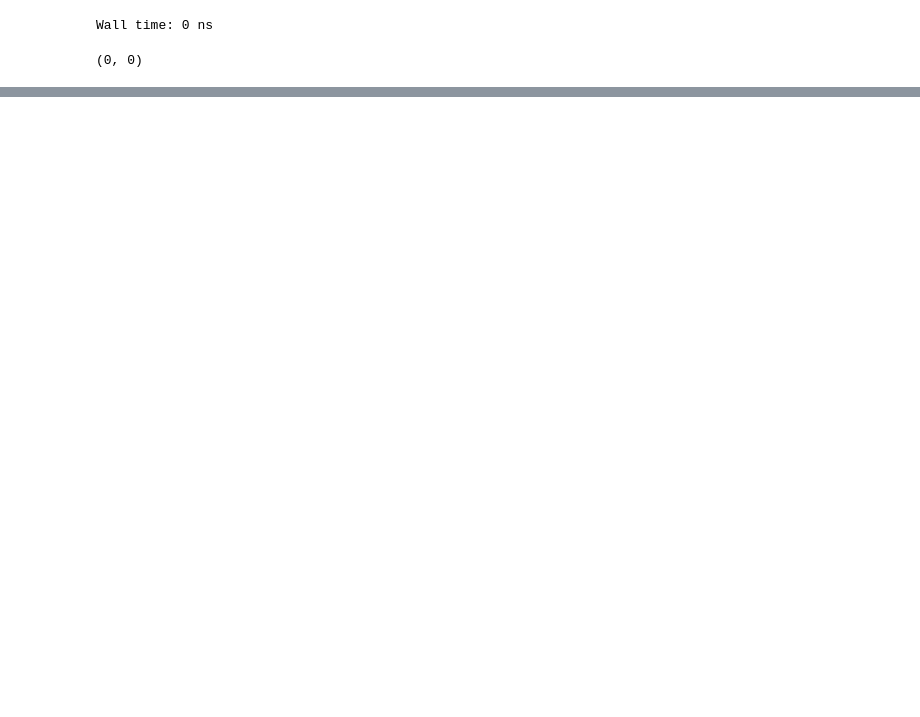
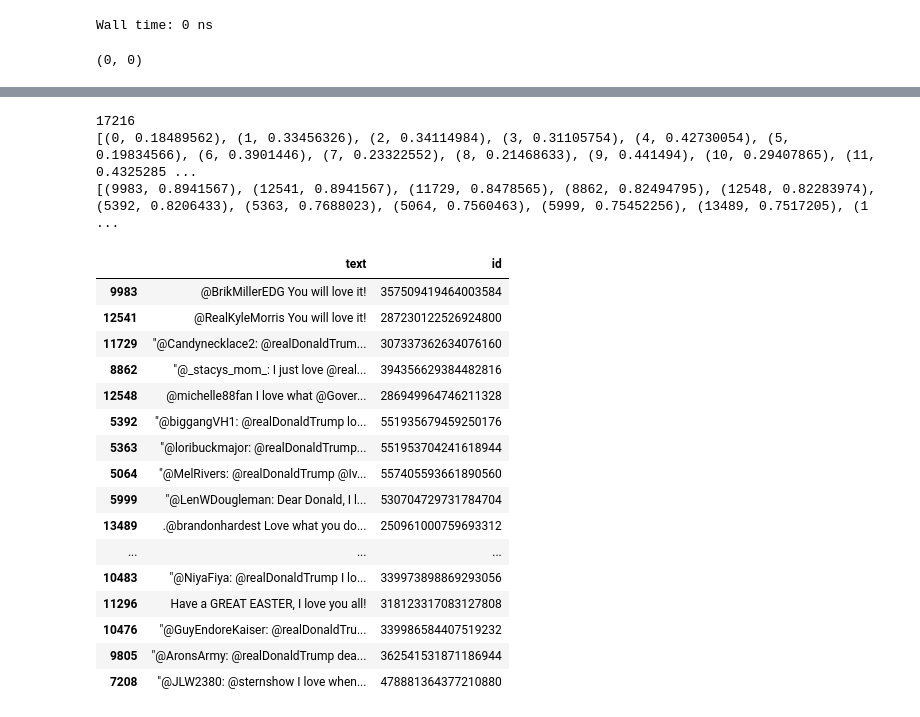
Before and after one commit to tilakman/Data_eng_prjt2, a Jupyter notebook: prj_engineer_v1.ipynb, the cells around one changed output, grey strips where cells are left out. Saved outputs shown, nothing was run; the diff lists cells and outputs as text; code cells hidden in the pictures; blank space fills up the shorter version.

```diff
--- a/prj_engineer_v1.ipynb
+++ b/prj_engineer_v1.ipynb
@@ -147,25 +237,49 @@ def vectors(x):
+# %%
+
+pd.set_option('display.max_colwidth', -1)
+df = pd.read_csv(r"C:\Users\karthik\Downloads\tweets_1.csv")
+# %%
+def essentiel(df,text):
+    df = df.append({'Unnamed: 0': 17216,'date':"dateeclate",'id':1,'link':"/realDonaldTrump/status/1784884848", 'retweet':"False", 'text':text,'author':"DonalTrump"}, ignore_index=True)
+    df['text'] = df['text'].astype(str)
+    df['cleaned'] = df['text'].apply(_removeNonAscii)
+    df['cleaned'] = df.cleaned.apply(func = make_lower_case)
+    df['cleaned'] = df.cleaned.apply(func = remove_stop_words)
+    df['cleaned'] = df.cleaned.apply(func=remove_punctuation)
+    df['cleaned'] = df.cleaned.apply(func=remove_html)
+    return (df)
+# %%
+df = essentiel(df,"Love you")
 # %%
 
 
 def recommendations(text):
 
+#     df = df.loc[17216]= [17216, "date", 1, "/realDonaldTrump/status/1784884848","False",text ,"DonaldTrump"]
+#     df.append({'Unnamed: 0': 17216,'date':"dateeclate",'id':1,'link':"/realDonaldTrump/status/1784884848", 'retweet':"False", 'text':text,'author':"DonalTrump"}, ignore_index=True)
+#     data.tail()
 
 
     vectors(df)
 
+#     vectors1(text)
+
+    cosine_similarities = cosine_similarity(word_embeddings, word_embeddings)
+#     cosine_similarities1 = cosine_similarity(word_embeddings1, word_embeddings1)
 
 
-    cosine_similarities = cosine_similarity(word_embeddings, word_embeddings)
+    books = df[['text','id']]
 
+    indices = pd.Series(df.index, index = df['text'])
+#     print(indices)     #simple dataframe comme df
+    idx = indices[text]   #l'id ou la position dans le dataframe du tweet
+    print(idx)
+    sim_scores = list(enumerate(cosine_similarities[idx]))
+    print(sim_scores)
+    sim_scores = sorted(sim_scores, key = lambda x: x[1], reverse = True)
 
-    books = df[['text', 'id']]
+    sim_scores = sim_scores[1:20]
 
-    indices = pd.Series(df.index, index = df['text']).drop_duplicates()
-
-    idx = indices[text]
-    sim_scores = list(enumerate(cosine_similarities[idx]))
-    sim_scores = sorted(sim_scores, key = lambda x: x[1], reverse = True)
-    sim_scores = sim_scores[1:20]
     book_indices = [i[0] for i in sim_scores]
     recommend = books.iloc[book_indices]
 
@@ -194,0 +288,23 @@ recommendations("I will be re-tweeting some of your better, most imaginative and
+# %%
+recommendations("Love you")
+# %% [output]
+17216
+[(0, 0.18489562), (1, 0.33456326), (2, 0.34114984), (3, 0.31105754), (4, 0.42730054), (5, 0.19834566), (6, 0.3901446), (7, 0.23322552), (8, 0.21468633), (9, 0.441494), (10, 0.29407865), (11, 0.4325285 ...
+[(9983, 0.8941567), (12541, 0.8941567), (11729, 0.8478565), (8862, 0.82494795), (12548, 0.82283974), (5392, 0.8206433), (5363, 0.7688023), (5064, 0.7560463), (5999, 0.75452256), (13489, 0.7517205), (1 ...
+|  | text | id |
+| 9983 | @BrikMillerEDG You will love it! | 357509419464003584 |
+| 12541 | @RealKyleMorris You will love it! | 287230122526924800 |
+| 11729 | "@Candynecklace2: @realDonaldTrum... | 307337362634076160 |
+| 8862 | "@_stacys_mom_: I just love @real... | 394356629384482816 |
+| 12548 | @michelle88fan I love what @Gover... | 286949964746211328 |
+| 5392 | "@biggangVH1: @realDonaldTrump lo... | 551935679459250176 |
+| 5363 | "@loribuckmajor: @realDonaldTrump... | 551953704241618944 |
+| 5064 | "@MelRivers: @realDonaldTrump @Iv... | 557405593661890560 |
+| 5999 | "@LenWDougleman: Dear Donald, I l... | 530704729731784704 |
+| 13489 | .@brandonhardest Love what you do... | 250961000759693312 |
+| ... | ... | ... |
+| 10483 | "@NiyaFiya: @realDonaldTrump I lo... | 339973898869293056 |
+| 11296 | Have a GREAT EASTER, I love you all! | 318123317083127808 |
+| 10476 | "@GuyEndoreKaiser: @realDonaldTru... | 339986584407519232 |
+| 9805 | "@AronsArmy: @realDonaldTrump dea... | 362541531871186944 |
+| 7208 | "@JLW2380: @sternshow I love when... | 478881364377210880 |
```
Also changed, not shown: parts of 13 cells of this notebook.
